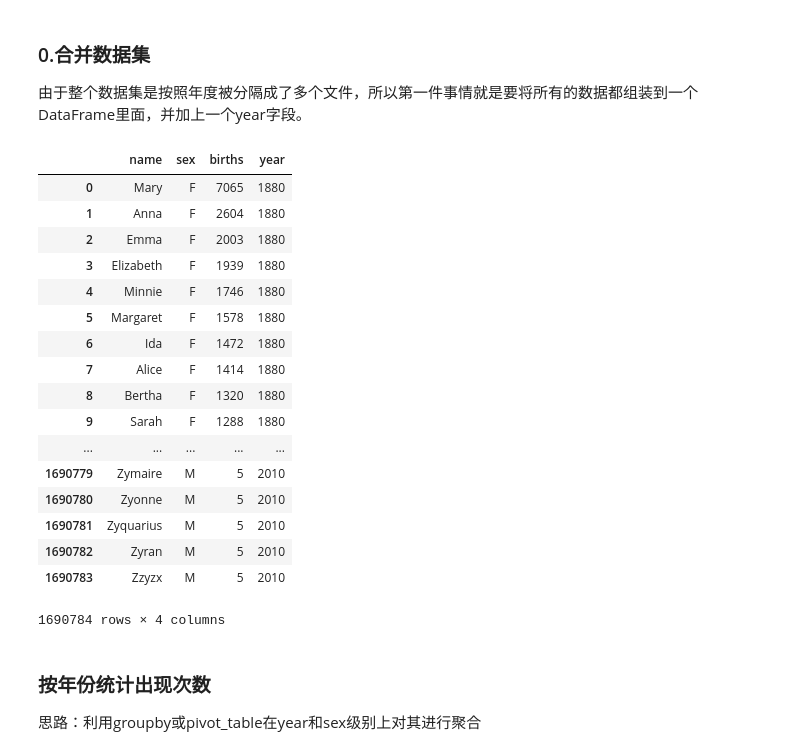
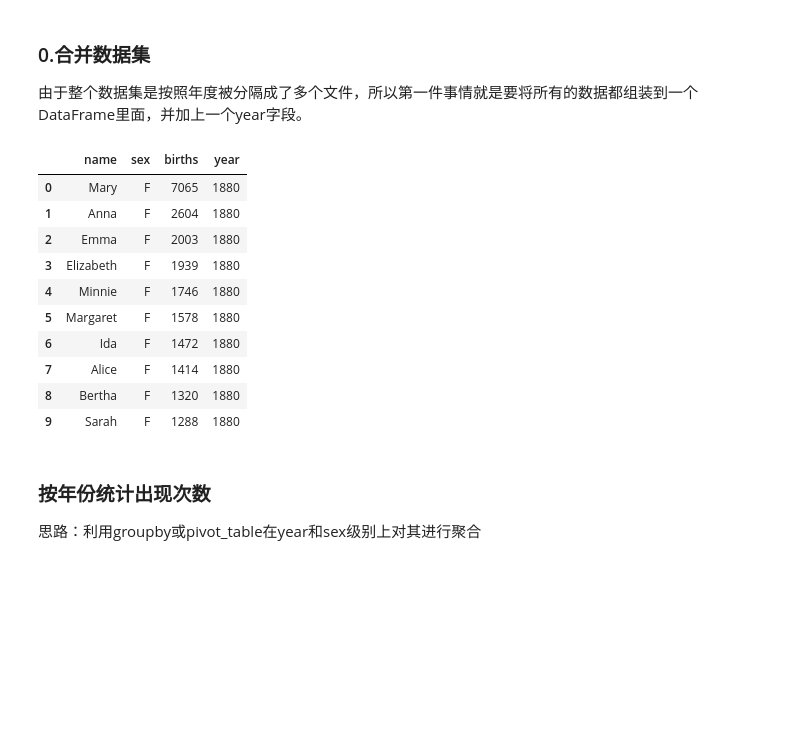
Before and after one commit to KayleLong/kayle-notes, a Jupyter notebook: Group/2112/code/da.ipynb, the cells around one changed output. Cells and saved outputs as stored; diff of their text form; code cells hidden in the pictures; blank space fills up the shorter version.

```diff
--- a/Group/2112/code/da.ipynb
+++ b/Group/2112/code/da.ipynb
@@ -497,41 +476,34 @@ np.set_printoptions(precision=4)
 # %%
 # 2010是目前最后一个有效统计年度
 years = range(1880, 2011)
 
 pieces = []
 columns = ['name', 'sex', 'births']
 
 # 循环读取数据
 for year in years:
     path = '../datasets/babynames/yob{y}.txt'.format(y=year)
     frame = pd.read_csv(path, names=columns)
 
     # 添加一个year字段
     frame['year'] = year
     pieces.append(frame)
 
 # 将所有数据整合到单个DataFrame中
 names = pd.concat(pieces, ignore_index=True)
-names
+names[:10]
 # %% [output]
 |  | name | sex | births | year |
 | 0 | Mary | F | 7065 | 1880 |
 | 1 | Anna | F | 2604 | 1880 |
 | 2 | Emma | F | 2003 | 1880 |
 | 3 | Elizabeth | F | 1939 | 1880 |
 | 4 | Minnie | F | 1746 | 1880 |
 | 5 | Margaret | F | 1578 | 1880 |
 | 6 | Ida | F | 1472 | 1880 |
 | 7 | Alice | F | 1414 | 1880 |
 | 8 | Bertha | F | 1320 | 1880 |
 | 9 | Sarah | F | 1288 | 1880 |
-| ... | ... | ... | ... | ... |
-| 1690779 | Zymaire | M | 5 | 2010 |
-| 1690780 | Zyonne | M | 5 | 2010 |
-| 1690781 | Zyquarius | M | 5 | 2010 |
-| 1690782 | Zyran | M | 5 | 2010 |
-| 1690783 | Zzyzx | M | 5 | 2010 |
-1690784 rows × 4 columns
 # %% [markdown]
 ### 按年份统计出现次数
 思路：利用groupby或pivot_table在year和sex级别上对其进行聚合
```
Also changed, not shown: parts of 6 cells of this notebook.
